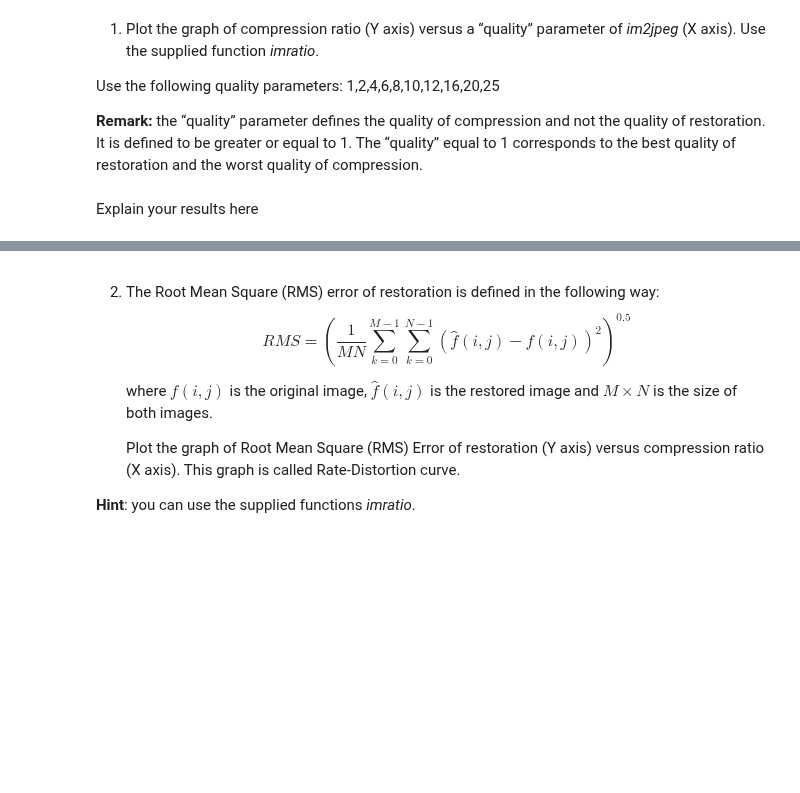
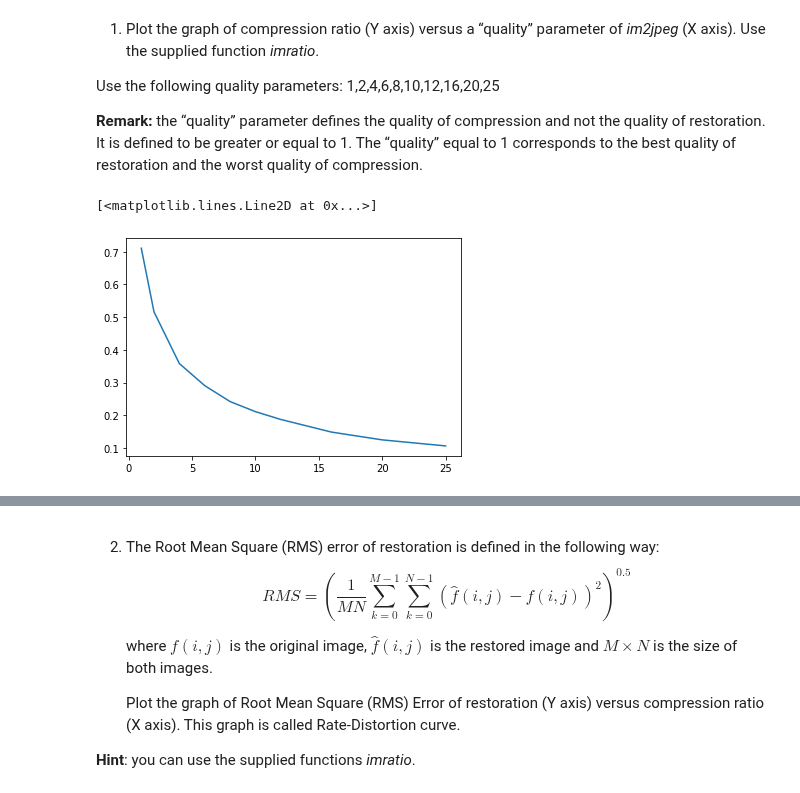
Before and after one commit to nadavschwalb/image_processing, a Jupyter notebook: Lab6_v2.ipynb, the cells around one changed output, grey strips where cells are left out. Drawn from its saved outputs; the diff is of its cells as text; code cells hidden in the pictures; blank space fills up the shorter version.

```diff
--- a/Lab6_v2.ipynb
+++ b/Lab6_v2.ipynb
@@ -117,0 +117,10 @@ def zigzag_to_block(zigzag,order):
+# %%
+#test
+block = np.array([[1, 2, 3],\
+                  [4, 5, 6],\
+                  [10,11,12]])
+order = zigzag(3,3)
+zigzag_res = block_to_zigzag(block,order)
+print(f"order: {order}")
+print(f"zigzag: {zigzag_res}")
+print(f"block:\n {zigzag_to_block(zigzag_res,order)}")
@@ -303,5 +306,10 @@ __Remark:__ the “quality” parameter defines the quality of compression and n
 # %%
 def imratio(original_img1,compressed_img2):
     return float(compressed_img2.nbytes)/original_img1.nbytes
-# %% [markdown]
-Explain your results here
+# %%
+qualitys = [1,2,4,6,8,10,12,16,20,25]
+compression_ratios = [imratio(NewYear_img,im2jpeg(NewYear_img,quality=quality)) for quality in qualitys]
+plt.plot(qualitys,compression_ratios)
+# %% [output]
+[<matplotlib.lines.Line2D at 0x...>]
+[figure, added]
```
Also changed, not shown: parts of 26 cells of this notebook.
